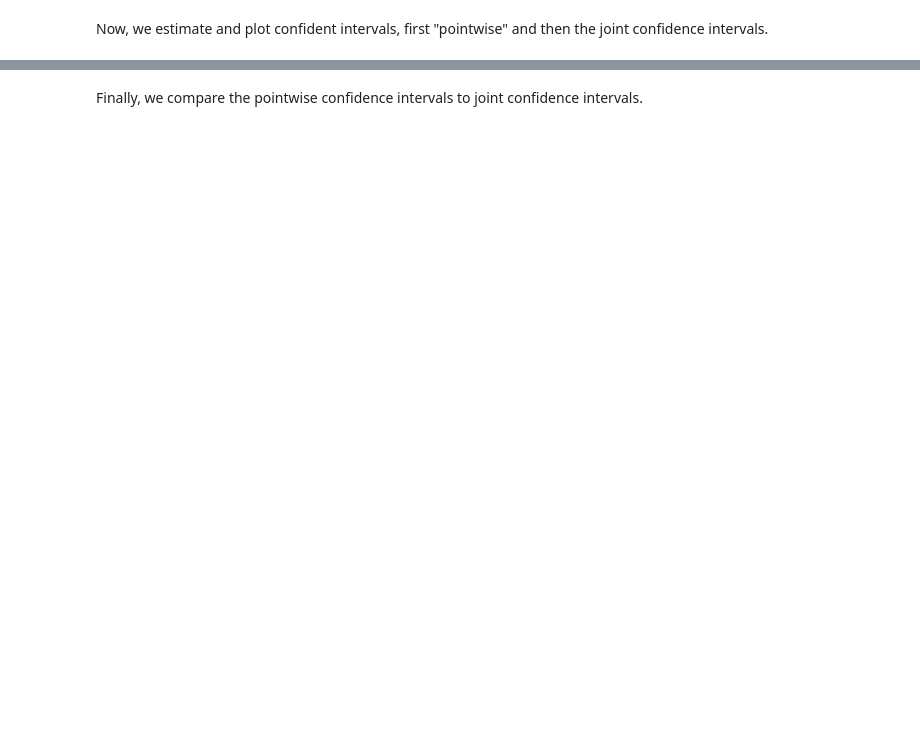
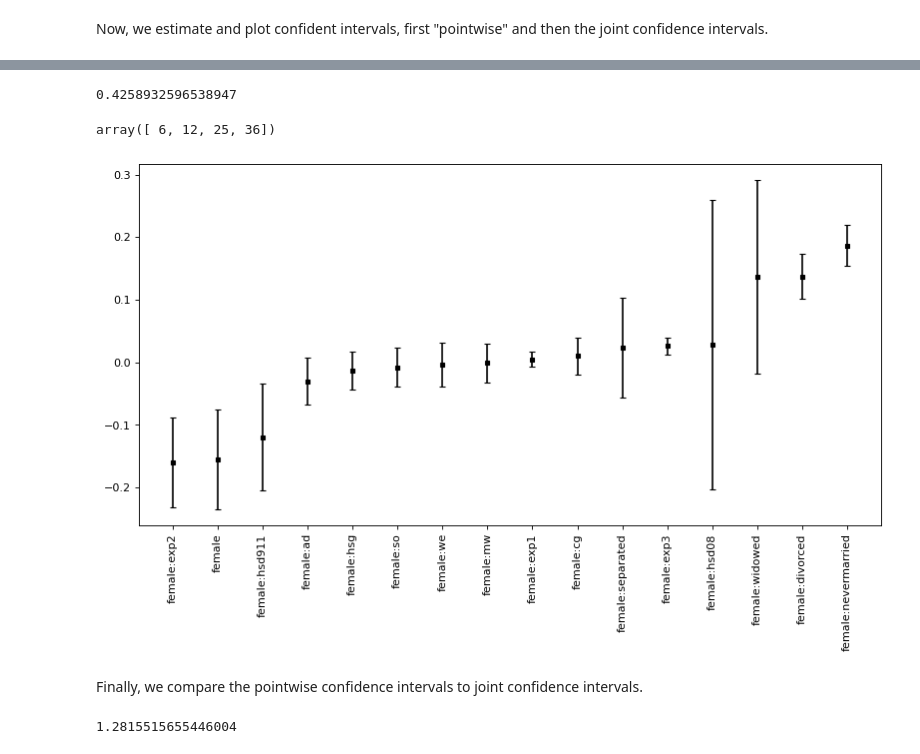
Before and after one commit to alexanderquispe/14.38_Causal_ML, a Jupyter notebook: Jupyter_Notebooks/Untitled.ipynb, the cells around one changed output, grey strips where cells are left out. Cells and saved outputs as stored; diff of their text form; code cells hidden in the pictures; blank space fills up the shorter version.

```diff
--- a/Jupyter_Notebooks/Untitled.ipynb
+++ b/Jupyter_Notebooks/Untitled.ipynb
@@ -69,0 +180,8 @@ Now, we estimate and plot confident intervals, first "pointwise" and then the jo
+# %%
+1/(Ev2[1] * Ev2[2]) * np.mean( ev[ : , 1] * ev[ : , 2] )
+# %% [output]
+0.4258932596538947
+# %%
+np.array( [2, 3, 5, 6 ] ) * np.array( [3, 4, 5, 6 ] )
+# %% [output]
+array([ 6, 12, 25, 36])
@@ -70,2 +190,4 @@ Now, we estimate and plot confident intervals, first "pointwise" and then the jo
+# %%
+t_value = stats.t.ppf(1-0.05, 29217 - 116 -1 )
 # %%
 pointwise_CI = pd.DataFrame({ '5%' : result_coeff.iloc[ : , 0 ] \
@@ -75,17 +197,19 @@ pointwise_CI = pd.DataFrame({ '5%' : result_coeff.iloc[ : , 0 ] \
 # %%
 result_coeff = result_coeff.sort_values('Estimate.')
 
 x = result_coeff.index
 
 coef = result_coeff.iloc[ : , 0 ].to_numpy()
 
-sd_error = result_coeff.iloc[ : , 1 ].to_numpy()
+sd_error = ( result_coeff.iloc[ : , 1 ] * t_value ).to_numpy()
 
 figure(figsize=(12, 6), dpi=80)
 
-plt.errorbar( x = x , y = bottom , yerr = height , linestyle="None" , color = "black", \
+plt.errorbar( x = x , y = coef , yerr = sd_error , linestyle="None" , color = "black", \
               capsize = 3 , marker = "s" , markersize = 3 , mfc = "black" , mec = "black" )
 plt.xticks(x, x, rotation=90)
 plt.show()
+# %% [output]
+[figure, added]
 # %% [markdown]
 Finally, we compare the pointwise confidence intervals to joint confidence intervals.
@@ -91,0 +225,5 @@ Finally, we compare the pointwise confidence intervals to joint confidence inter
+# %%
+# getting z values
+st.norm.ppf( .90 )
+# %% [output]
+1.2815515655446004
```
Also changed, not shown: parts of 29 cells of this notebook, 2 other files.
